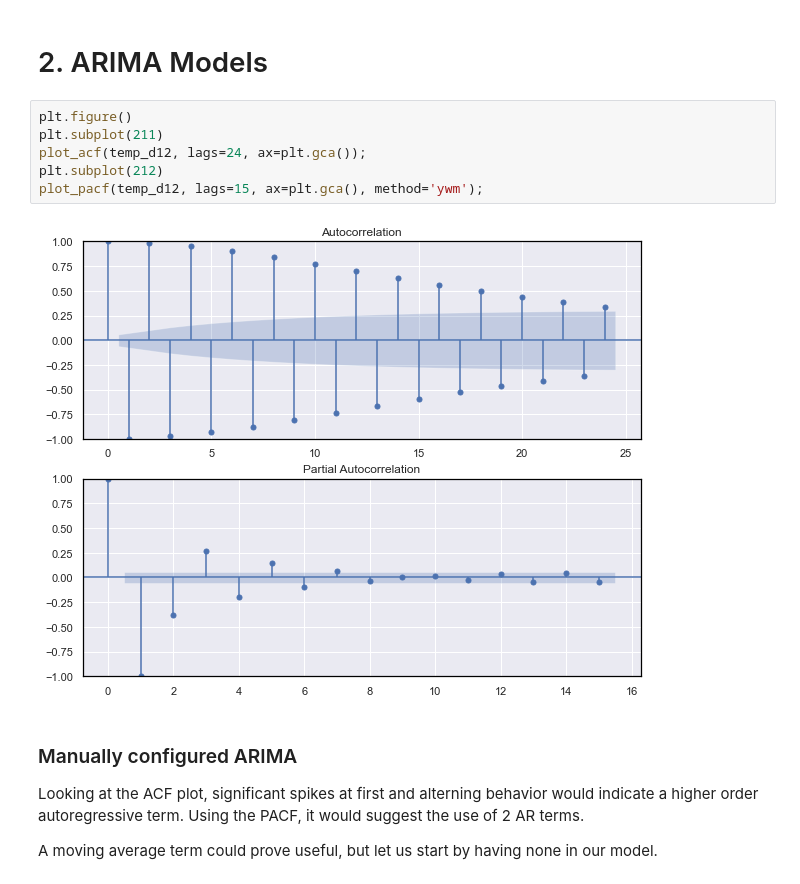
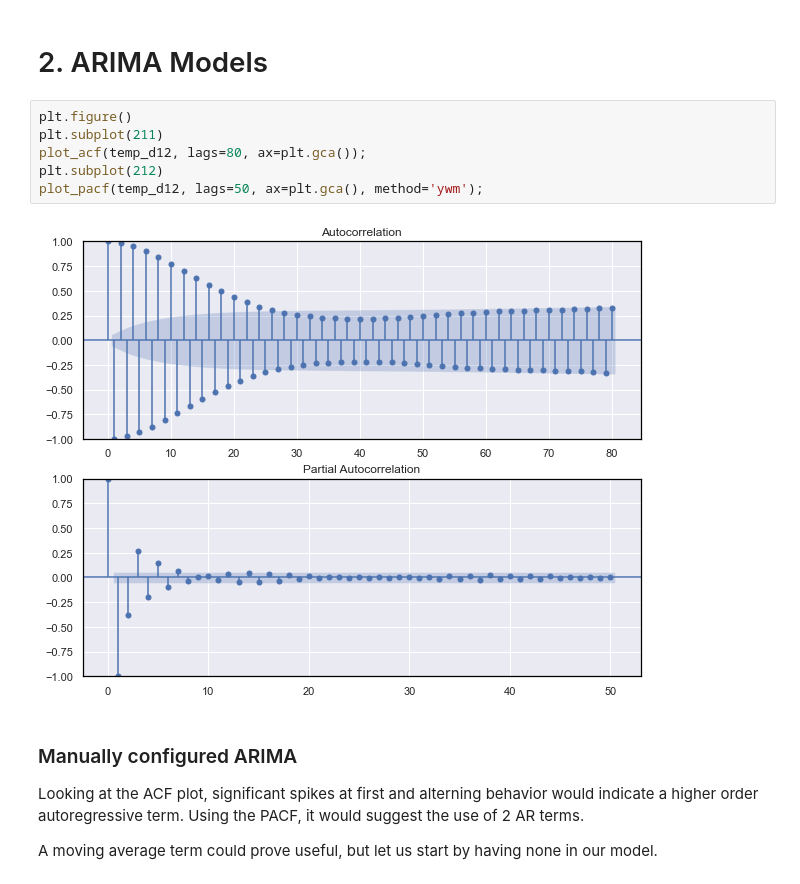
Before and after one commit to AndreasPalmgren/Weather-forecasting, a Jupyter notebook: Time Serie Analysis - Climate.ipynb, the cells around one changed output. Drawn from its saved outputs; the diff is of its cells as text.

```diff
--- a/Time Serie Analysis - Climate.ipynb
+++ b/Time Serie Analysis - Climate.ipynb
@@ -234,11 +252,11 @@ p-value: 0.000000
 # %%
 plt.figure()
 plt.subplot(211)
-plot_acf(temp_d12, lags=24, ax=plt.gca());
+plot_acf(temp_d12, lags=80, ax=plt.gca());
 plt.subplot(212)
-plot_pacf(temp_d12, lags=15, ax=plt.gca(), method='ywm');
+plot_pacf(temp_d12, lags=50, ax=plt.gca(), method='ywm');
 # %% [output]
-[figure, old version]
+[figure, new version]
 # %% [markdown]
 ### Manually configured ARIMA
 
```
Also changed, not shown: parts of 8 cells of this notebook.
